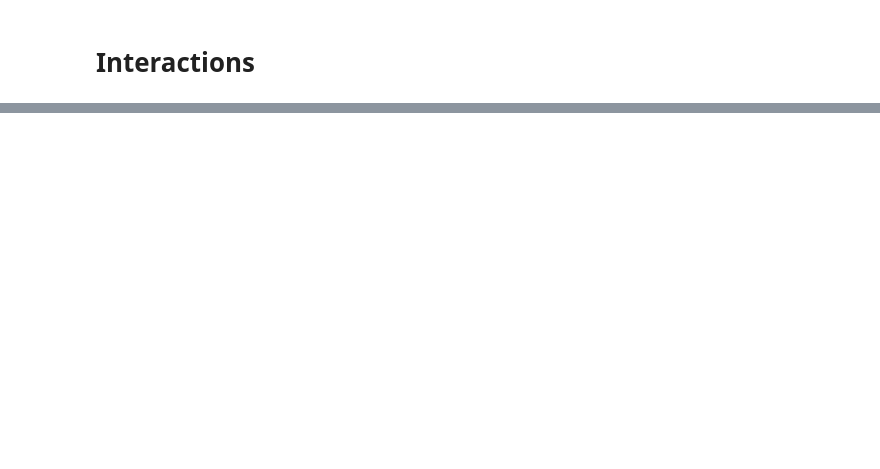
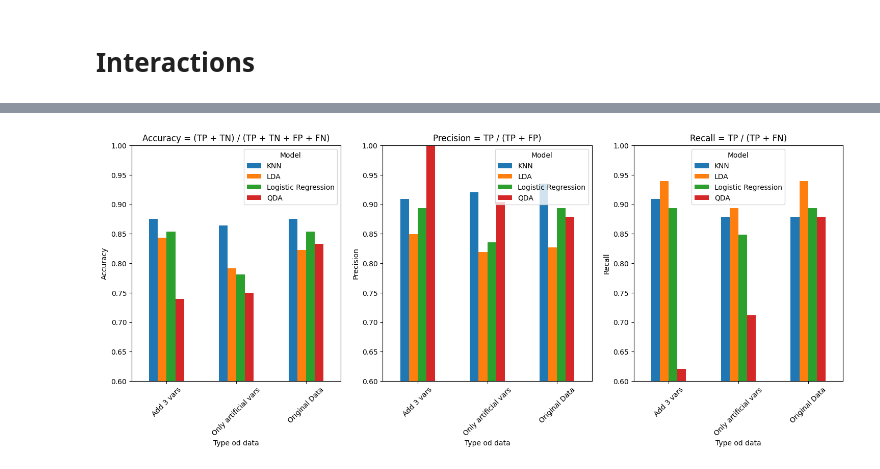
Before and after one commit to wojtas000/Advanced_Machine_Learning, a Jupyter notebook: experiments2.ipynb, the cells around one changed output, grey strips where cells are left out. Saved outputs shown, nothing was run; the diff lists cells and outputs as text; code cells hidden in the pictures; blank space fills up the shorter version.

```diff
--- a/experiments2.ipynb
+++ b/experiments2.ipynb
@@ -244,32 +279,32 @@ lr = logistic_regression()
 lr.fit(X_train, y_train)
 lr_pred = lr.predict(X_test)
 lr_acc = accuracy_score(y_test, lr_pred)
-lr_precision = precision_score(y_test, lr_pred, average='macro')
-lr_recall = recall_score(y_test, lr_pred, average='macro')
+lr_precision = precision_score(y_test, lr_pred)
+lr_recall = recall_score(y_test, lr_pred)
 
 # Train and evaluate LDA
 lda = LinearDiscriminantAnalysis()
 lda.fit(X_train, y_train)
 lda_pred = lda.predict(X_test)
 lda_acc = accuracy_score(y_test, lda_pred)
-lda_precision = precision_score(y_test, lda_pred, average='macro')
-lda_recall = recall_score(y_test, lda_pred, average='macro')
+lda_precision = precision_score(y_test, lda_pred)
+lda_recall = recall_score(y_test, lda_pred)
 
 # Train and evaluate QDA
 qda = QuadraticDiscriminantAnalysis()
 qda.fit(X_train, y_train)
 qda_pred = qda.predict(X_test)
 qda_acc = accuracy_score(y_test, qda_pred)
-qda_precision = precision_score(y_test, qda_pred, average='macro')
-qda_recall = recall_score(y_test, qda_pred, average='macro')
+qda_precision = precision_score(y_test, qda_pred)
+qda_recall = recall_score(y_test, qda_pred)
 
 # Train and evaluate KNN
 knn = KNeighborsClassifier()
 knn.fit(X_train, y_train)
 knn_pred = knn.predict(X_test)
 knn_acc = accuracy_score(y_test, knn_pred)
-knn_precision = precision_score(y_test, knn_pred, average='macro')
-knn_recall = recall_score(y_test, knn_pred, average='macro')
+knn_precision = precision_score(y_test, knn_pred)
+knn_recall = recall_score(y_test, knn_pred)
 
 # Print evaluation results
 print('Logistic Regression:')
@@ -277,20 +312,24 @@ print(f'Accuracy: {lr_acc}')
 print(f'Precision: {lr_precision}')
 print(f'Recall: {lr_recall}')
 print()
+final_comparison = pd.concat([final_comparison, pd.DataFrame({'Type': 'Only artificial vars', 'Model': 'Logistic Regression', 'Accuracy': lr_acc, 'Precision': lr_precision, 'Recall': lr_recall}, index=[0])], ignore_index=True)
 print('LDA:')
 print(f'Accuracy: {lda_acc}')
 print(f'Precision: {lda_precision}')
 print(f'Recall: {lda_recall}')
 print()
+final_comparison = pd.concat([final_comparison, pd.DataFrame({'Type': 'Only artificial vars', 'Model': 'LDA', 'Accuracy': lda_acc, 'Precision': lda_precision, 'Recall': lda_recall}, index=[0])], ignore_index=True)
 print('QDA:')
 print(f'Accuracy: {qda_acc}')
 print(f'Precision: {qda_precision}')
 print(f'Recall: {qda_recall}')
 print()
+final_comparison = pd.concat([final_comparison, pd.DataFrame({'Type': 'Only artificial vars', 'Model': 'QDA', 'Accuracy': qda_acc, 'Precision': qda_precision, 'Recall': qda_recall}, index=[0])], ignore_index=True)
 print('KNN:')
 print(f'Accuracy: {knn_acc}')
 print(f'Precision: {knn_precision}')
 print(f'Recall: {knn_recall}')
+final_comparison = pd.concat([final_comparison, pd.DataFrame({'Type': 'Only artificial vars', 'Model': 'KNN', 'Accuracy': knn_acc, 'Precision': knn_precision, 'Recall': knn_recall}, index=[0])], ignore_index=True)
 # %% [output]
 Logistic Regression:
 Accuracy: 0.78125
@@ -313,0 +369,26 @@ Recall: 0.9045454545454545
+# %%
+fig, axes = plt.subplots(nrows=1, ncols=3, figsize=(18, 6))
+
+df = final_comparison.copy()
+
+for idx, metric in enumerate(['Accuracy', 'Precision', 'Recall']):
+    grouped_df = df.groupby(['Type', 'Model'])[metric].mean().unstack()
+    grouped_df.plot(kind='bar', ax=axes[idx], title=metric)
+    axes[idx].set_ylim(0.6, 1)
+    axes[idx].set_ylabel(metric)
+    axes[idx].legend(title='Model')
+    axes[idx].set_xlabel('Type od data')
+    for tick in axes[idx].get_xticklabels():
+        tick.set_rotation(45)
+    # plot definion of metrics
+    if metric == 'Accuracy':
+        axes[idx].set_title('Accuracy = (TP + TN) / (TP + TN + FP + FN)')
+    elif metric == 'Precision':
+        axes[idx].set_title('Precision = TP / (TP + FP)')
+    elif metric == 'Recall':
+        axes[idx].set_title('Recall = TP / (TP + FN)')
+
+
+plt.show()
+# %% [output]
+[figure, added]
```
Also changed, not shown: parts of 12 cells of this notebook, 2 other files.
